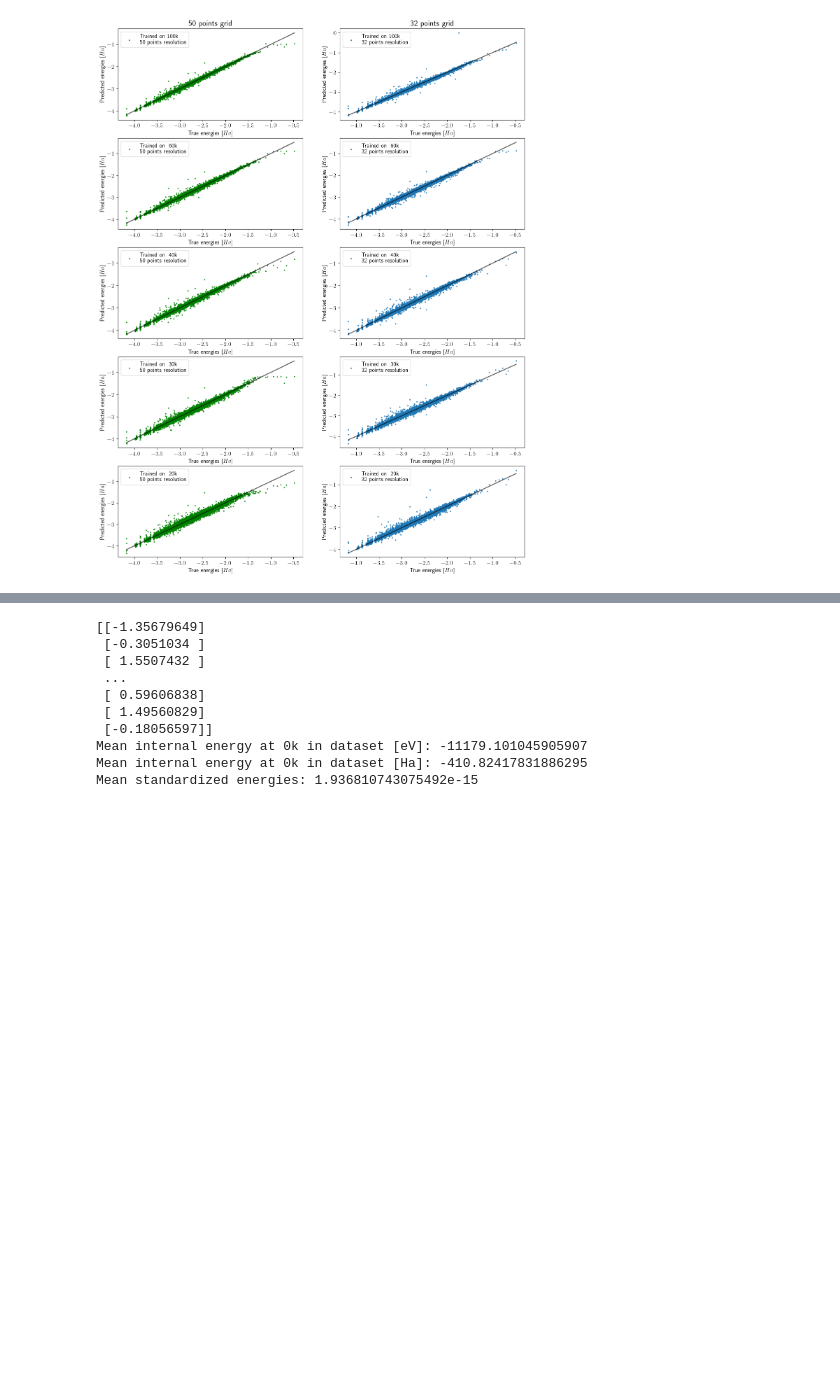
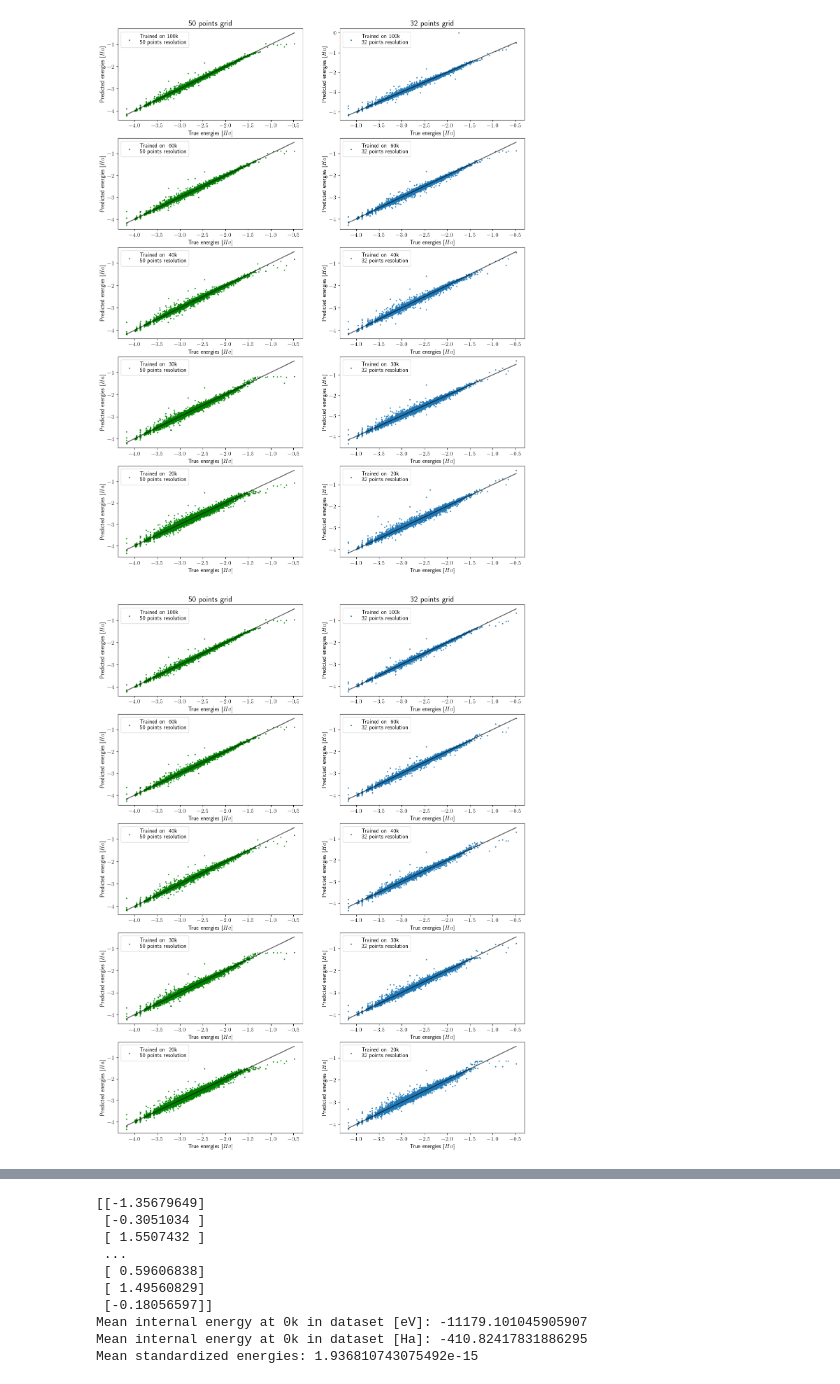
Before and after one commit to lbrodolo/deep_molecules, a Jupyter notebook: dataset_results_analysis.ipynb, the cells around one changed output, grey strips where cells are left out. Saved outputs shown, nothing was run; the diff lists cells and outputs as text; code cells hidden in the pictures; blank space fills up the shorter version.

```diff
--- a/dataset_results_analysis.ipynb
+++ b/dataset_results_analysis.ipynb
@@ -155,4 +179,47 @@ for i in range(5):
         ax[i][j].plot(true_targets_test, true_targets_test, c='k',  alpha=0.6, label='Theoretical')
 # %% [output]
 [figure]
+# %%
+# predictions_path = "/Users/lucabrodoloni/Desktop/Stage/workgpu/predictions/"
+# true_targets_test = np.loadtxt(f"{predictions_path}/true_values_test.txt")
+
+grid32_100k_adattata = np.loadtxt(f"{predictions_path}/99612train_32grid_prediction_adattata.txt")
+grid50_100k = np.loadtxt(f"{predictions_path}/99612train_50grid_prediction.txt")
+grid50_60k = np.loadtxt(f"{predictions_path}/60875train_50grid_prediction.txt")
+grid32_60k_adattata = np.loadtxt(f"{predictions_path}/60875train_32grid_prediction_adattata.txt")
+grid50_40k = np.loadtxt(f"{predictions_path}/44272train_50grid_prediction.txt")
+grid32_40k_adattata = np.loadtxt(f"{predictions_path}/44272train_32grid_prediction_adattata.txt")
+grid50_30k = np.loadtxt(f"{predictions_path}/33204train_50grid_prediction.txt")
+grid32_30k_adattata = np.loadtxt(f"{predictions_path}/33204train_32grid_prediction_adattata.txt")
+grid50_20k = np.loadtxt(f"{predictions_path}/22136train_50grid_prediction.txt")
+grid32_20k_adattata = np.loadtxt(f"{predictions_path}/22136train_32grid_prediction_adattata.txt")
+#color = np.random.rand(len(true_targets_test))
+fig, ax = plt.subplots(nrows=5, ncols=2, sharex=False, sharey=False, figsize=(15, 20))
+ax[0][0].set_title("50 points grid", size=16)
+ax[0][1].set_title("32 points grid", size=16)
+
+
+
+
+ax[0][0].scatter(true_targets_test, grid50_100k, c='Green', s=3, alpha=0.8, label='Trained on 100k \n50 points resolution')
+ax[0][1].scatter(true_targets_test, grid32_100k_adattata,  s=3, alpha=0.8, label='Trained on 100k \n32 points resolution')
+ax[1][0].scatter(true_targets_test, grid50_60k, s=3, c='Green', alpha=0.8, label='Trained on ~60k \n50 points resolution')
+ax[1][1].scatter(true_targets_test, grid32_60k_adattata, s=3, alpha=0.8, label='Trained on ~60k \n32 points resolution')
+ax[2][0].scatter(true_targets_test, grid50_40k, s=3, c='Green', alpha=0.8, label='Trained on ~40k \n50 points resolution')
+ax[2][1].scatter(true_targets_test, grid32_40k_adattata, s=3, alpha=0.8, label='Trained on ~40k \n32 points resolution')
+ax[3][0].scatter(true_targets_test, grid50_30k, s=3, c='Green', alpha=0.8, label='Trained on ~30k \n50 points resolution')
+ax[3][1].scatter(true_targets_test, grid32_30k_adattata, s=3, alpha=0.8, label='Trained on ~30k \n32 points resolution')
+ax[4][0].scatter(true_targets_test, grid50_20k, s=3, c='Green',  alpha=0.8, label='Trained on ~20k \n50 points resolution')
+ax[4][1].scatter(true_targets_test, grid32_20k_adattata, s=3, alpha=0.8, label='Trained on ~20k \n32 points resolution')
+
+for i in range(5):
+    for j in range(2):
+        ax[i][j].set_xlabel("True energies [$Ha$]", size=12)
+        ax[i][j].set_ylabel("Predicted energies [$Ha$]", size=12)
+        ax[i][j].tick_params(axis='x', labelsize=12)
+        ax[i][j].tick_params(axis='y', labelsize=12)
+        ax[i][j].legend(prop={"size": 12})
+        ax[i][j].plot(true_targets_test, true_targets_test, c='k',  alpha=0.6, label='Theoretical')
+# %% [output]
+[figure, added]
 # %%
```
Also changed, not shown: parts of 4 cells of this notebook.
